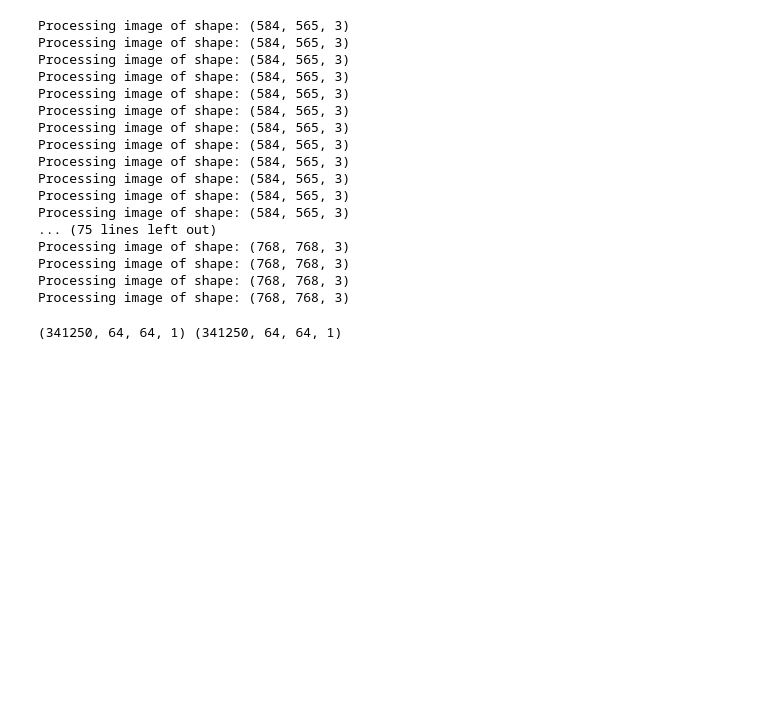
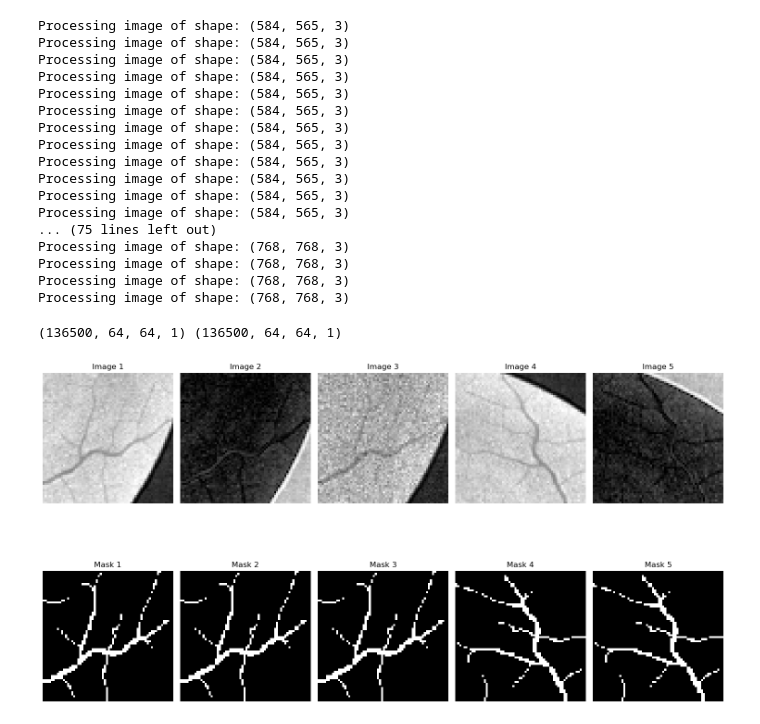
Before and after one commit to natejly2/SLO-Segmentation, a Jupyter notebook: process.ipynb, the cells around one changed output. Cells and saved outputs as stored; diff of their text form; code cells hidden in the pictures; blank space fills up the shorter version.

```diff
--- a/process.ipynb
+++ b/process.ipynb
@@ -237,7 +237,7 @@ def augment_images(patch_images, patch_masks):
 
 
 np.random.seed(42)  # For reproducibility
-def make_imgs(images, masks, final_size=64, num_samples=250):
+def make_imgs(images, masks, final_size=64, num_samples=100):
     patch_images, patch_masks = [], []
     for img, msk in zip(images, masks):
         # assume img shape = (1,1,H,W), msk shape = (H,W)
@@ -288,34 +288,35 @@ Y = np.stack(patch_masks)       # (N,48,48)
 X = X[..., np.newaxis]          # (N,48,48,1)
 Y = Y[..., np.newaxis]          # (N,48,48,1)
 
 # cast/scale:
 X = X.astype('float32')/255.0
 Y = Y.astype('float32')         # (0.0 or 1.0)
 
 print(X.shape, Y.shape)
 # → e.g. (2000, 48, 48, 1) , (2000, 48, 48, 1)
 
 # when saving to disk, write them as plain 2D uint8:
 for i, (img, mask) in enumerate(zip(patch_images, patch_masks)):
     cv2.imwrite(f"train_images2/{i+1}.png", (img).astype(np.uint8))
     cv2.imwrite(f"train_masks2/{i+1}.png", (mask).astype(np.uint8))
 
 # show first 5 images and masks
 plt.figure(figsize=(15, 10))
 for i in range(5):
     plt.subplot(2, 5, i + 1)
     plt.imshow(patch_images[i], cmap='gray')
     plt.title(f"Image {i+1}")
     plt.axis("off")
 
     plt.subplot(2, 5, i + 6)
     plt.imshow(patch_masks[i], cmap='gray')
     plt.title(f"Mask {i+1}")
     plt.axis("off")
 plt.tight_layout()
 plt.show()
 # %% [output]
-(341250, 64, 64, 1) (341250, 64, 64, 1)
+(136500, 64, 64, 1) (136500, 64, 64, 1)
+[figure, added]
 # %%
 import os
 import numpy as np
```
Also changed, not shown: parts of 6 cells of this notebook, 1 other file.
